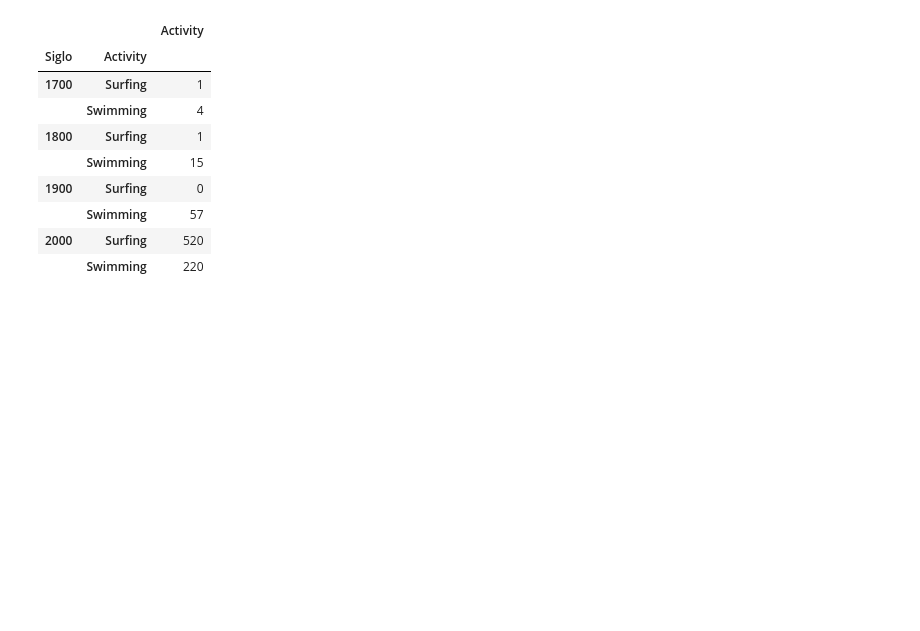
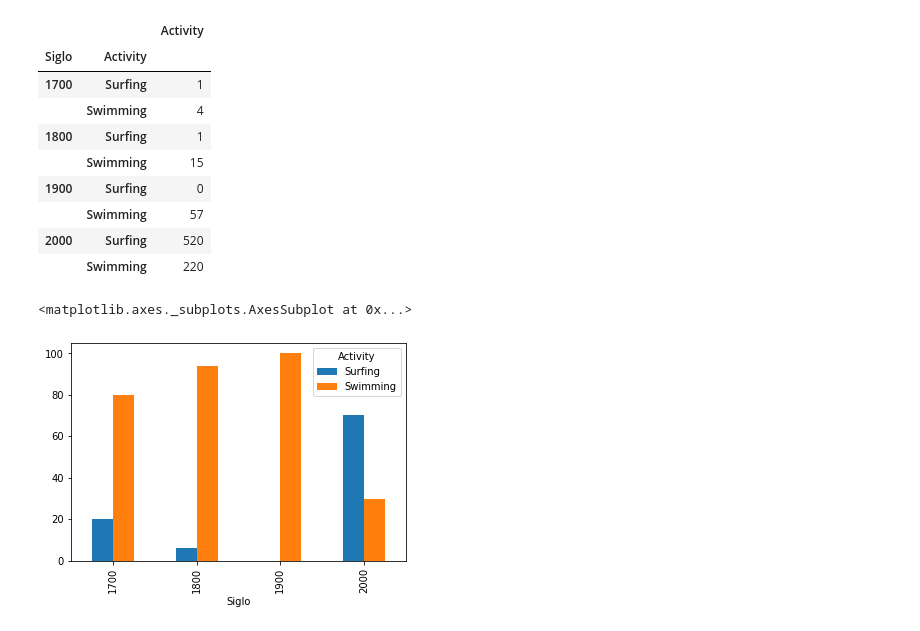
Before and after one commit to miriamvelloso/Sharkattackpd, a Jupyter notebook: Data_analysis.ipynb, the cells around one changed output. Cells and saved outputs as stored; diff of their text form; code cells hidden in the pictures; blank space fills up the shorter version.

```diff
--- a/Data_analysis.ipynb
+++ b/Data_analysis.ipynb
@@ -4,7 +4,7 @@ import numpy as np
 import regex as re
 # %%
 #Importo el documento limpiado
-df = pd.read_csv("../input/sharkattack_clean.csv", encoding = 'latin-1')
+df = pd.read_csv("input/sharkattack_clean.csv", encoding = 'latin-1')
 df
 # %% [output]
 |  | Unnamed: 0 | Country | Activity | Year |
@@ -85,0 +70,2 @@ df
+# %%
+df["Siglo"] = df.str.replace(r"2020","XXI")
@@ -109,3 +100,10 @@ df.groupby(["Siglo","Activity"]).agg({"Activity":"count"})
 |  | Swimming | 57 |
 | 2000 | Surfing | 520 |
 |  | Swimming | 220 |
+# %%
+df.groupby(["Siglo","Activity"]).size().groupby(level=0).apply(
+    lambda x:100 * x /x.sum()
+).unstack().plot(kind ='bar',stacked= False)
+# %% [output]
+<matplotlib.axes._subplots.AxesSubplot at 0x...>
+[figure, added]
```
Also changed, not shown: parts of 3 cells of this notebook.
